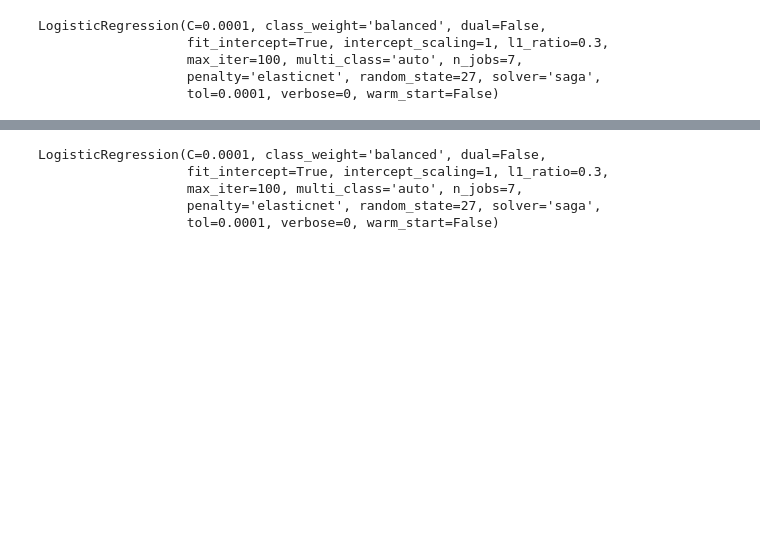
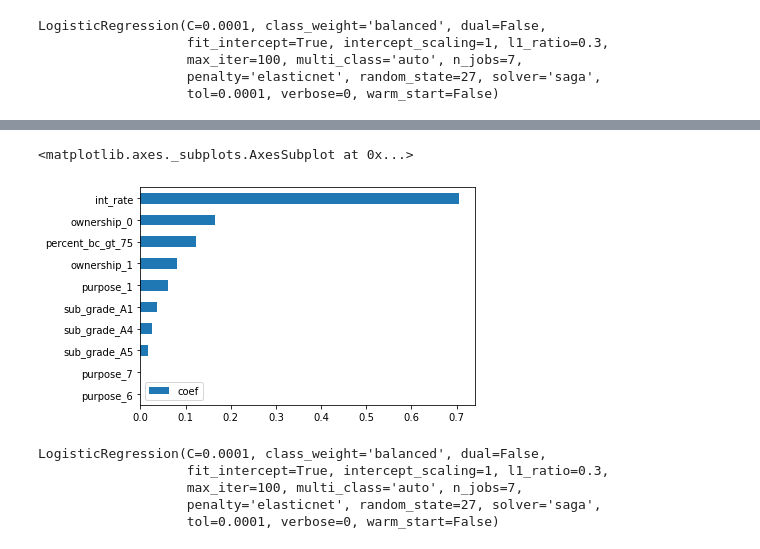
Before and after one commit to GarrettSikes/Lending_Club_Capstone, a Jupyter notebook: Garrett/Logistic_Regression_Garrett_Sikes.ipynb, the cells around one changed output, grey strips where cells are left out. Drawn from its saved outputs; the diff is of its cells as text; code cells hidden in the pictures; blank space fills up the shorter version.

Commit message:
added feature importance graph

```diff
--- a/Garrett/Logistic_Regression_Garrett_Sikes.ipynb
+++ b/Garrett/Logistic_Regression_Garrett_Sikes.ipynb
@@ -103,5 +126,5 @@ print(vif_data)
 # %%
-X = df[['loan_amnt', 'issue_month', 'annual_inc', 'dti', 'emp_length',
+X = normalized_df[['loan_amnt', 'issue_month', 'annual_inc', 'dti', 'emp_length',
        'int_rate', 'percent_bc_gt_75', 'pub_rec_bankruptcies',
        'tax_liens', 'revol_bal', 'delinq_amnt', 'delinq_2yrs',
        'mths_since_last_delinq', 'mths_since_last_major_derog', 'cr_yeargap',
@@ -118,12 +141,12 @@ X = df[['loan_amnt', 'issue_month', 'annual_inc', 'dti', 'emp_length',
        'sub_grade_F3', 'sub_grade_F4', 'sub_grade_F5', 'sub_grade_G1',
        'sub_grade_G2', 'sub_grade_G3', 'sub_grade_G4', 'sub_grade_G5']].copy()
 
-y = df['loan_status']
+y = normalized_df['loan_status']
 
 X_train, X_test, y_train, y_test = train_test_split(X, y, test_size=0.2, random_state=27, shuffle=True)
 # %%
-logistic = LogisticRegression(C=1e-04, l1_ratio=0.3, solver='saga', multi_class='auto', penalty='elasticnet', class_weight='balanced', random_state=27, n_jobs=7)
-logistic.fit(X_train, y_train)
+logistic_norm = LogisticRegression(C=1e-04, l1_ratio=0.3, solver='saga', multi_class='auto', penalty='elasticnet', class_weight='balanced', random_state=27, n_jobs=7)
+logistic_norm.fit(X_train, y_train)
 # %% [output]
 LogisticRegression(C=0.0001, class_weight='balanced', dual=False,
                    fit_intercept=True, intercept_scaling=1, l1_ratio=0.3,
@@ -185,0 +166,3 @@ revol_bal-0.004 +/- 0.001
+# %%
+log_odds_norm = logistic_norm.coef_[0]
+log_odds_norm
@@ -185,0 +184,6 @@ revol_bal-0.004 +/- 0.001
+# %%
+temp = pd.DataFrame(log_odds_norm,
+             X.columns, columns=['coef'])
+temp['coef'] = abs(temp['coef'])
+temp = temp.sort_values(by='coef', ascending=True)
+temp
@@ -186,3 +204,8 @@ revol_bal-0.004 +/- 0.001
+# %%
+temp.tail(10).plot.barh(by='index', y='coef')
+# %% [output]
+<matplotlib.axes._subplots.AxesSubplot at 0x...>
+[figure, added]
 # %%
 X = df[['int_rate', 'loan_amnt', 'issue_month', 'annual_inc', 'dti', 'emp_length',
        'percent_bc_gt_75', 'pub_rec_bankruptcies',
```
Also changed, not shown: parts of 18 cells of this notebook.
